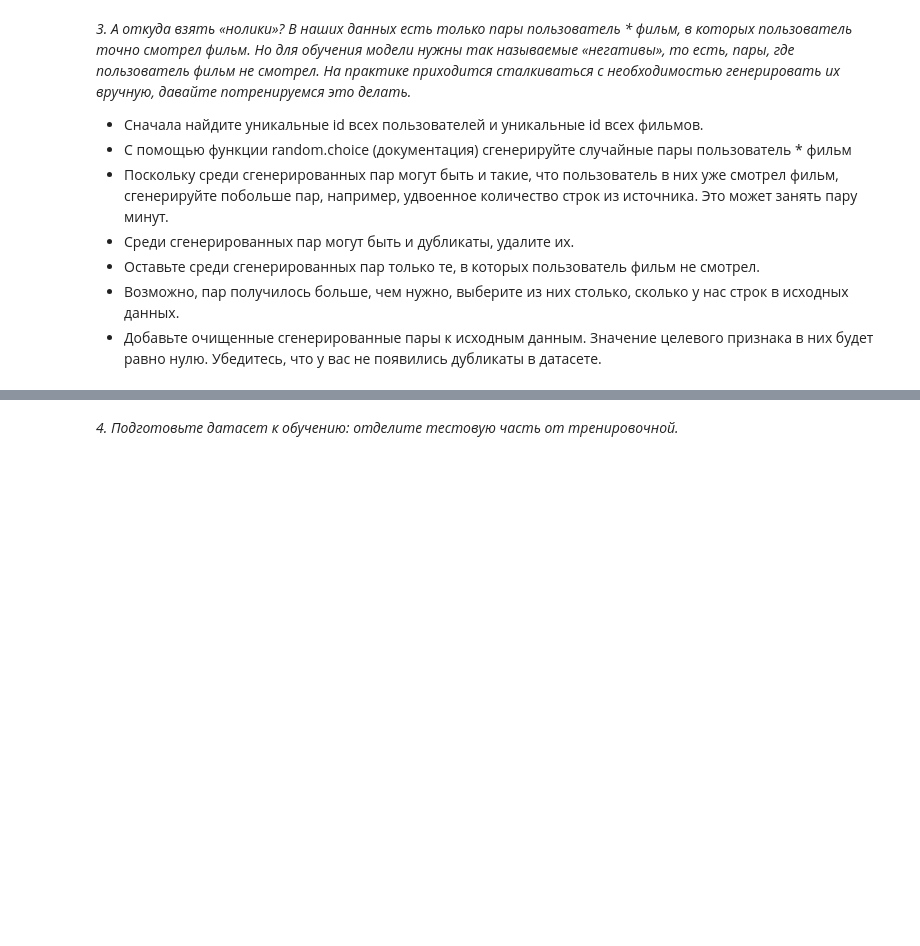
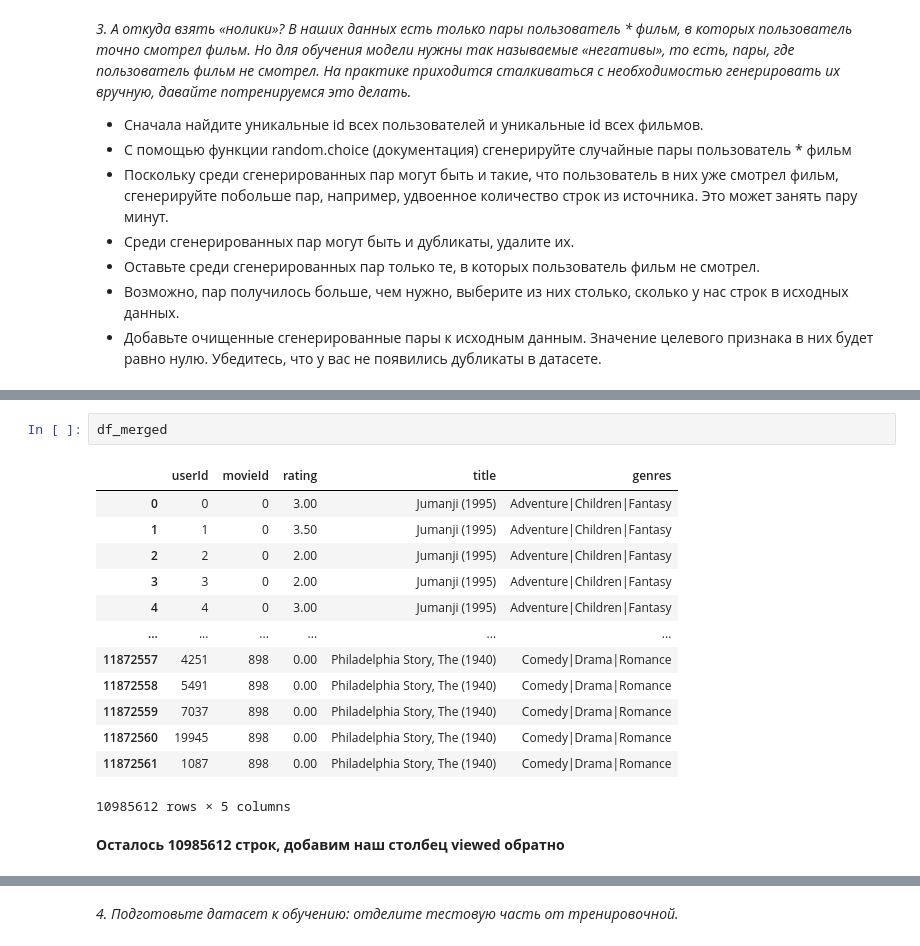
Before and after one commit to W1llAnn/1tdata-homework, a Jupyter notebook: 2.7 - homework.ipynb, the cells around one changed output, grey strips where cells are left out. Saved outputs shown, nothing was run; the diff lists cells and outputs as text; blank space fills up the shorter version.

```diff
--- a/2.7 - homework.ipynb
+++ b/2.7 - homework.ipynb
@@ -47,0 +195,18 @@ hh
+# %%
+df_merged
+# %% [output]
+|  | userId | movieId | rating | title | genres |
+| 0 | 0 | 0 | 3.00 | Jumanji (1995) | Adventure|Children|Fantasy |
+| 1 | 1 | 0 | 3.50 | Jumanji (1995) | Adventure|Children|Fantasy |
+| 2 | 2 | 0 | 2.00 | Jumanji (1995) | Adventure|Children|Fantasy |
+| 3 | 3 | 0 | 2.00 | Jumanji (1995) | Adventure|Children|Fantasy |
+| 4 | 4 | 0 | 3.00 | Jumanji (1995) | Adventure|Children|Fantasy |
+| ... | ... | ... | ... | ... | ... |
+| 11872557 | 4251 | 898 | 0.00 | Philadelphia Story, The (1940) | Comedy|Drama|Romance |
+| 11872558 | 5491 | 898 | 0.00 | Philadelphia Story, The (1940) | Comedy|Drama|Romance |
+| 11872559 | 7037 | 898 | 0.00 | Philadelphia Story, The (1940) | Comedy|Drama|Romance |
+| 11872560 | 19945 | 898 | 0.00 | Philadelphia Story, The (1940) | Comedy|Drama|Romance |
+| 11872561 | 1087 | 898 | 0.00 | Philadelphia Story, The (1940) | Comedy|Drama|Romance |
+10985612 rows × 5 columns
+# %% [markdown]
+**Осталось 10985612 строк, добавим наш столбец viewed обратно**
```
Also changed, not shown: parts of 59 cells of this notebook, 3 other files.
